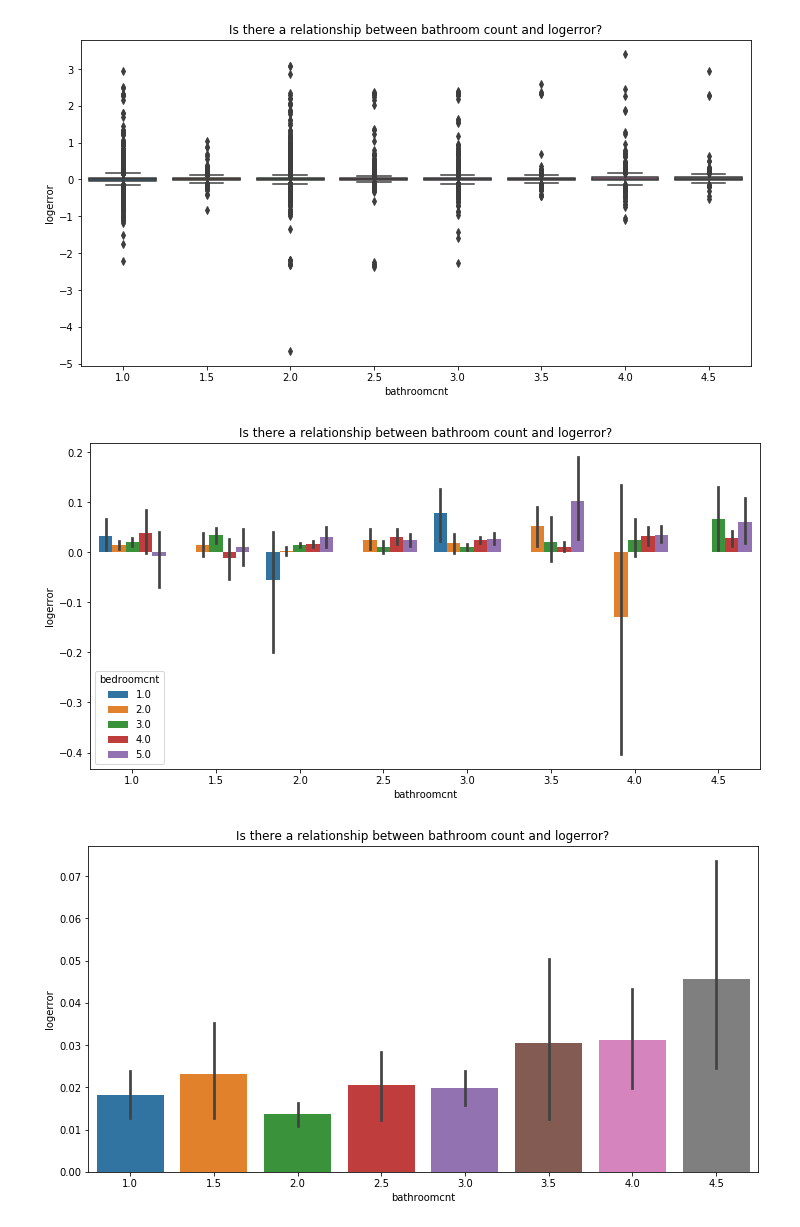
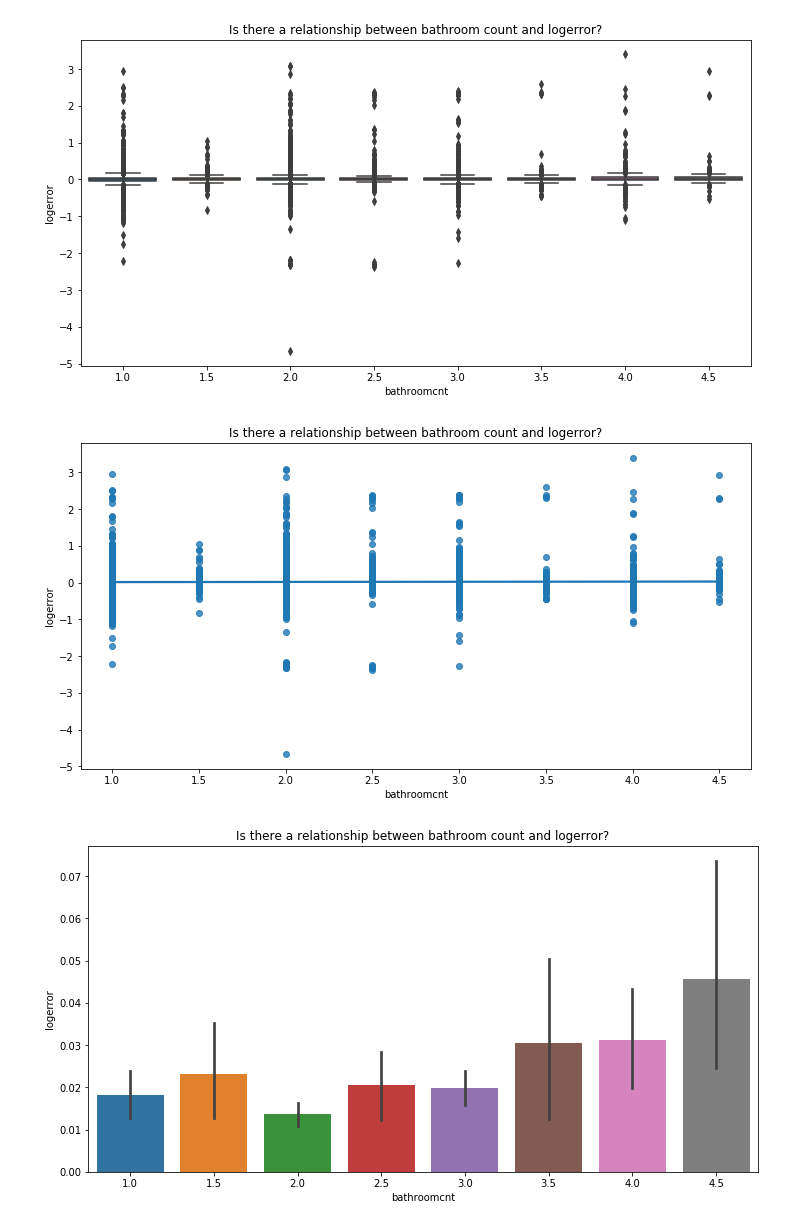
Before and after one commit to george887/clustering-exercises, a Jupyter notebook: explore_zillow.ipynb, the cells around one changed output. Drawn from its saved outputs; the diff is of its cells as text; code cells hidden in the pictures.

```diff
--- a/explore_zillow.ipynb
+++ b/explore_zillow.ipynb
@@ -310,11 +310,11 @@ plt.show()
 [figure]
 # %%
 plt.figure(figsize = (12,6))
-sns.barplot(data=train, x='bathroomcnt', y='logerror', hue='bedroomcnt')
+sns.regplot(data=train, x='bathroomcnt', y='logerror')
 plt.title('Is there a relationship between bathroom count and logerror?')
 plt.show()
 # %% [output]
-[figure, old version]
+[figure, new version]
 # %%
 plt.figure(figsize = (12,6))
 sns.barplot(data=train, x='bathroomcnt', y='logerror')
```
Also changed, not shown: 2 other files.
